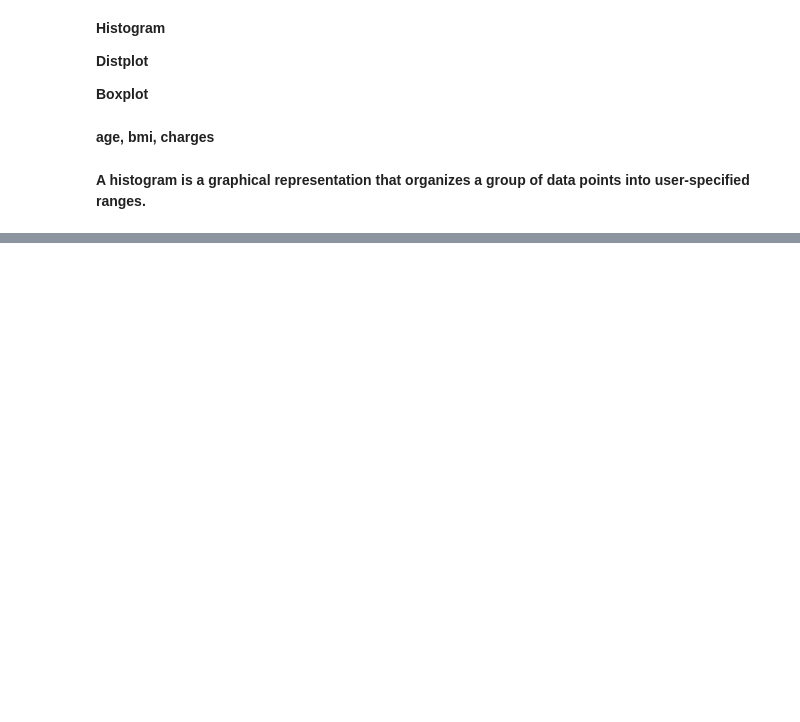
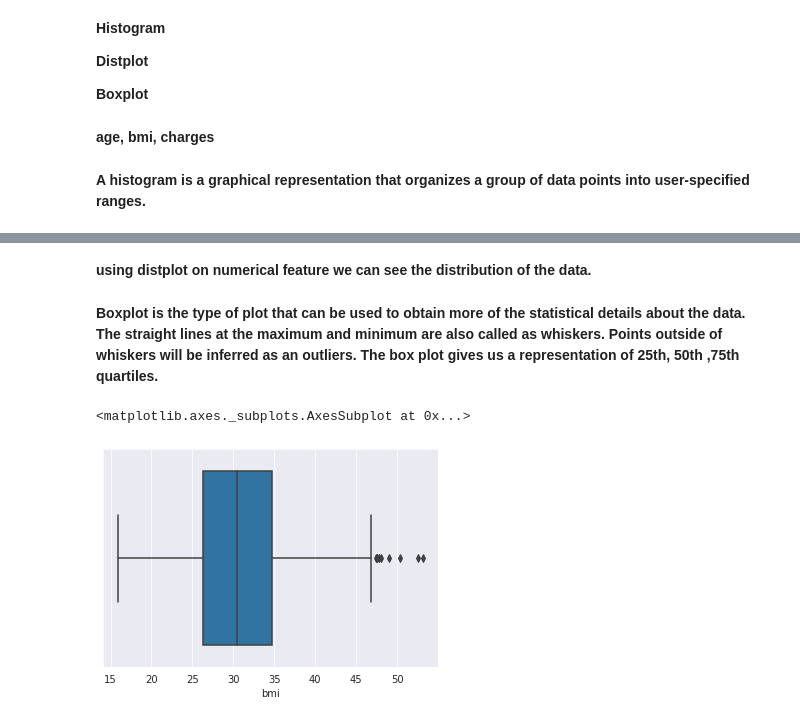
Before and after one commit to Ayushi-creator/Datascience-ML-and-AI, a Jupyter notebook: AYUSHI.ipynb, the cells around one changed output, grey strips where cells are left out. Drawn from its saved outputs; the diff is of its cells as text; code cells hidden in the pictures; blank space fills up the shorter version.

```diff
--- a/AYUSHI.ipynb
+++ b/AYUSHI.ipynb
@@ -167,0 +197,9 @@ df['children'].value_counts().plot(kind='pie', autopct='%.2f')
+# %% [markdown]
+**using distplot on numerical feature we can see the distribution of the data.**
+# %% [markdown]
+**Boxplot is the type of plot that can be used to obtain more of the statistical details about the data. The straight lines at the maximum and minimum are also called as whiskers. Points outside of whiskers will be inferred as an outliers. The box plot gives us a representation of 25th, 50th ,75th quartiles.**
+# %%
+sns.boxplot(df['bmi'])
+# %% [output]
+<matplotlib.axes._subplots.AxesSubplot at 0x...>
+[figure, added]
```
Also changed, not shown: parts of 18 cells of this notebook.
